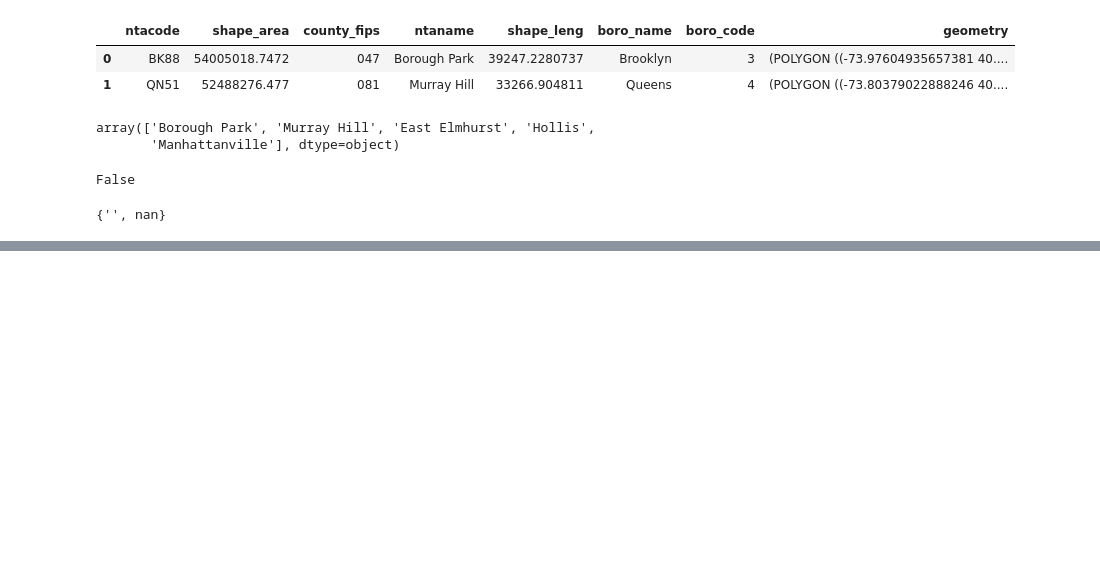
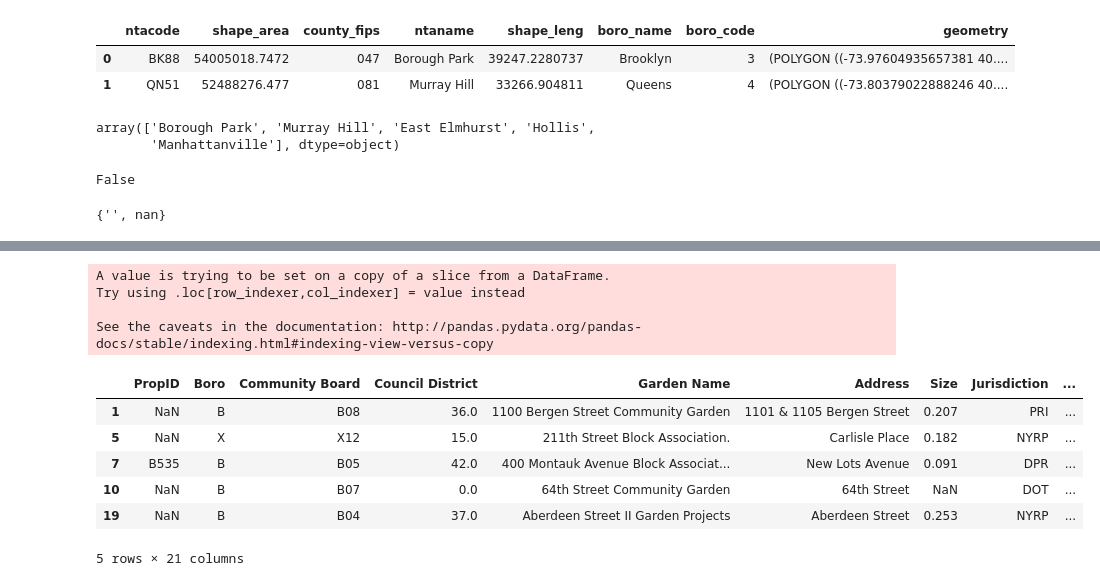
Before and after one commit to leonaisabelle/CUSP-ADS-Project, a Jupyter notebook: preprocessing_notebooks/NYC_Gardens.ipynb, the cells around one changed output, grey strips where cells are left out. Saved outputs shown, nothing was run; the diff lists cells and outputs as text; code cells hidden in the pictures; blank space fills up the shorter version.

```diff
--- a/preprocessing_notebooks/NYC_Gardens.ipynb
+++ b/preprocessing_notebooks/NYC_Gardens.ipynb
@@ -51,0 +247,3 @@ that's 20.0%
+# %%
+gardens_geocode.dropna(subset=['point'], inplace=True)
+gardens_geocode.shape
@@ -51,0 +256,25 @@ that's 20.0%
+# %%
+# spatial join w nta
+# first, convert to dataframe
+from shapely.geometry import Point
+import geopandas as gpd
+
+gardens_geocode['geometry'] = gardens_geocode.point.apply(Point)
+gardens_geocode_gdf = gpd.GeoDataFrame(gardens_geocode, geometry='geometry')
+gardens_geocode_gdf.head()
+
+
+# set projection for gardens to a compatible one
+# gardens_geocode_gdf.crs = nta.crs
+# %% [output]
+A value is trying to be set on a copy of a slice from a DataFrame.
+Try using .loc[row_indexer,col_indexer] = value instead
+
+See the caveats in the documentation: http://pandas.pydata.org/pandas-docs/stable/indexing.html#indexing-view-versus-copy
+|  | PropID | Boro | Community Board | Council District | Garden Name | Address | Size | Jurisdiction | ... |
+| 1 | NaN | B | B08 | 36.0 | 1100 Bergen Street Community Garden | 1101 & 1105 Bergen Street | 0.207 | PRI | ... |
+| 5 | NaN | X | X12 | 15.0 | 211th Street Block Association. | Carlisle Place | 0.182 | NYRP | ... |
+| 7 | B535 | B | B05 | 42.0 | 400 Montauk Avenue Block Associat... | New Lots Avenue | 0.091 | DPR | ... |
+| 10 | NaN | B | B07 | 0.0 | 64th Street Community Garden | 64th Street | NaN | DOT | ... |
+| 19 | NaN | B | B04 | 37.0 | Aberdeen Street II Garden Projects | Aberdeen Street | 0.253 | NYRP | ... |
+5 rows × 21 columns
```
Also changed, not shown: parts of 36 cells of this notebook, 1 other file.
